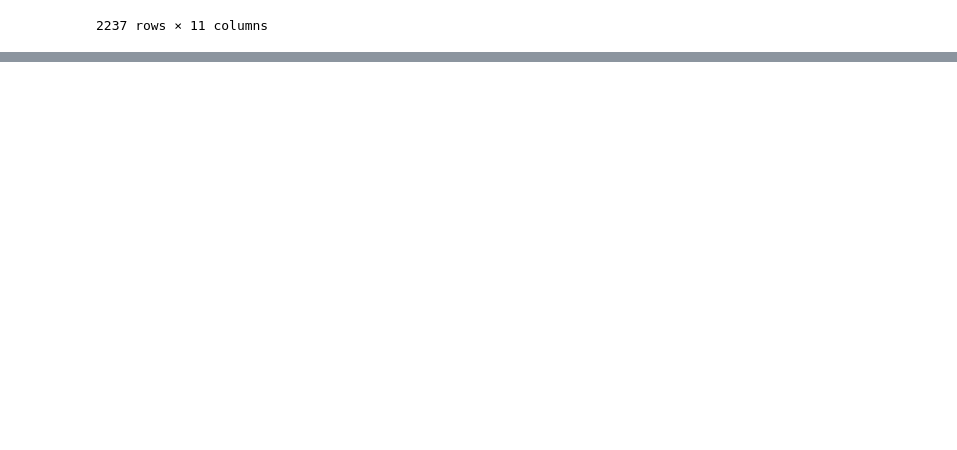
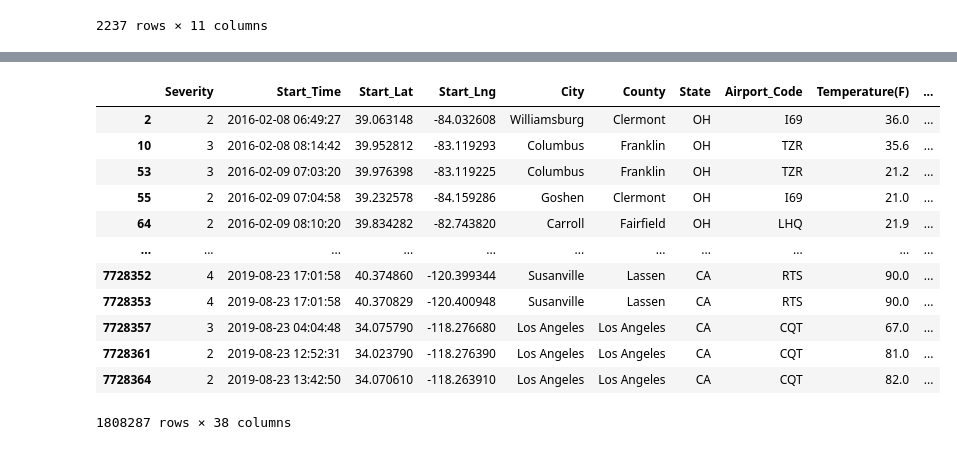
Before and after one commit to zoya-fatima22/us-accidents-thesis, a Jupyter notebook: notebook_scripts/dataPrep.ipynb, the cells around one changed output, grey strips where cells are left out. Saved outputs shown, nothing was run; the diff lists cells and outputs as text; code cells hidden in the pictures; blank space fills up the shorter version.

```diff
--- a/notebook_scripts/dataPrep.ipynb
+++ b/notebook_scripts/dataPrep.ipynb
@@ -232,0 +237,19 @@ df
+# %%
+# Find rows in df where airport_name is NaN and Airport_Code is not NaN
+missing_airport = df[df['airport_name'].isna() & df['Airport_Code'].notna()]
+# %%
+missing_airport
+# %% [output]
+|  | Severity | Start_Time | Start_Lat | Start_Lng | City | County | State | Airport_Code | Temperature(F) | ... |
+| 2 | 2 | 2016-02-08 06:49:27 | 39.063148 | -84.032608 | Williamsburg | Clermont | OH | I69 | 36.0 | ... |
+| 10 | 3 | 2016-02-08 08:14:42 | 39.952812 | -83.119293 | Columbus | Franklin | OH | TZR | 35.6 | ... |
+| 53 | 3 | 2016-02-09 07:03:20 | 39.976398 | -83.119225 | Columbus | Franklin | OH | TZR | 21.2 | ... |
+| 55 | 2 | 2016-02-09 07:04:58 | 39.232578 | -84.159286 | Goshen | Clermont | OH | I69 | 21.0 | ... |
+| 64 | 2 | 2016-02-09 08:10:20 | 39.834282 | -82.743820 | Carroll | Fairfield | OH | LHQ | 21.9 | ... |
+| ... | ... | ... | ... | ... | ... | ... | ... | ... | ... | ... |
+| 7728352 | 4 | 2019-08-23 17:01:58 | 40.374860 | -120.399344 | Susanville | Lassen | CA | RTS | 90.0 | ... |
+| 7728353 | 4 | 2019-08-23 17:01:58 | 40.370829 | -120.400948 | Susanville | Lassen | CA | RTS | 90.0 | ... |
+| 7728357 | 3 | 2019-08-23 04:04:48 | 34.075790 | -118.276680 | Los Angeles | Los Angeles | CA | CQT | 67.0 | ... |
+| 7728361 | 2 | 2019-08-23 12:52:31 | 34.023790 | -118.276390 | Los Angeles | Los Angeles | CA | CQT | 81.0 | ... |
+| 7728364 | 2 | 2019-08-23 13:42:50 | 34.070610 | -118.263910 | Los Angeles | Los Angeles | CA | CQT | 82.0 | ... |
+1808287 rows × 38 columns
```
Also changed, not shown: parts of 32 cells of this notebook, 1 other file.
